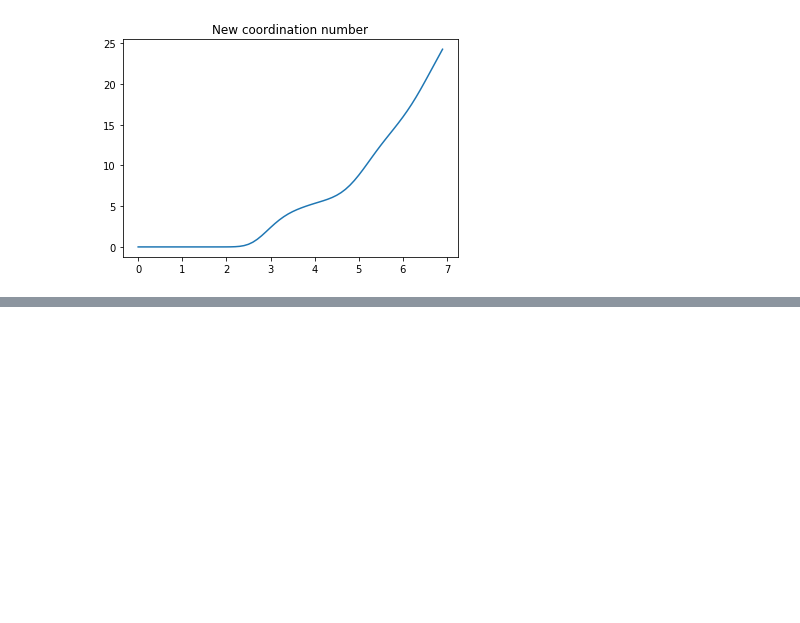
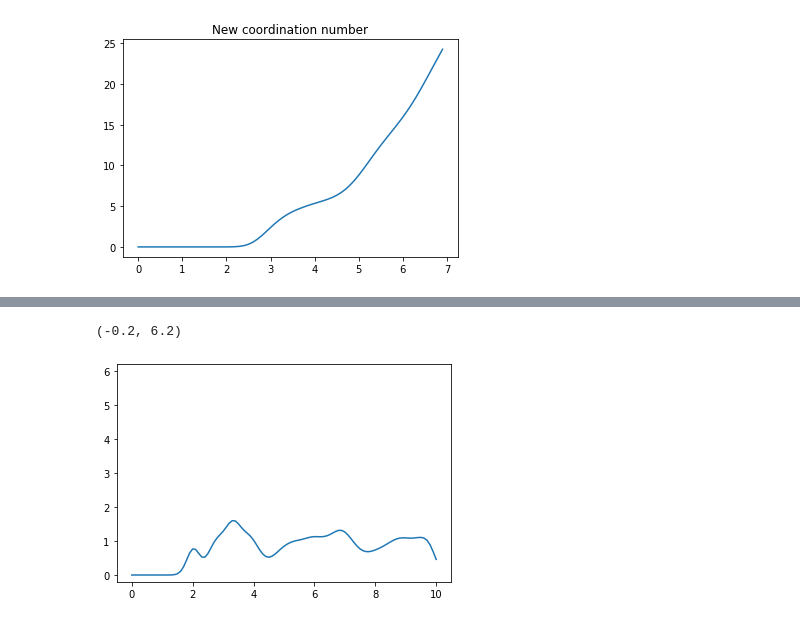
Before and after one commit to materialsvirtuallab/pymatgen-analysis-diffusion, a Jupyter notebook: examples/radial_distribution_function.ipynb, the cells around one changed output, grey strips where cells are left out. Drawn from its saved outputs; the diff is of its cells as text; code cells hidden in the pictures; blank space fills up the shorter version.

Commit message:
enable multiple species as ref or species

```diff
--- a/examples/radial_distribution_function.ipynb
+++ b/examples/radial_distribution_function.ipynb
@@ -48,3 +63,13 @@ Text(0.5, 1.0, 'New coordination number')
+# %%
+rdf_func = RadialDistributionFunction.from_species(
+           structures=structure_list, ngrid=101, rmax=10.0, cell_range=1,
+           sigma=0.2, species=['Na','P', 'S'], reference_species=['S'])
+
+plt.plot(rdf_func.interval, rdf_func.rdf)
+plt.ylim([-0.2, 6.2])
+# %% [output]
+(-0.2, 6.2)
+[figure, added]
 # %%
 %%timeit -n 1
 
```
Also changed, not shown: parts of 6 cells of this notebook, 2 other files.
